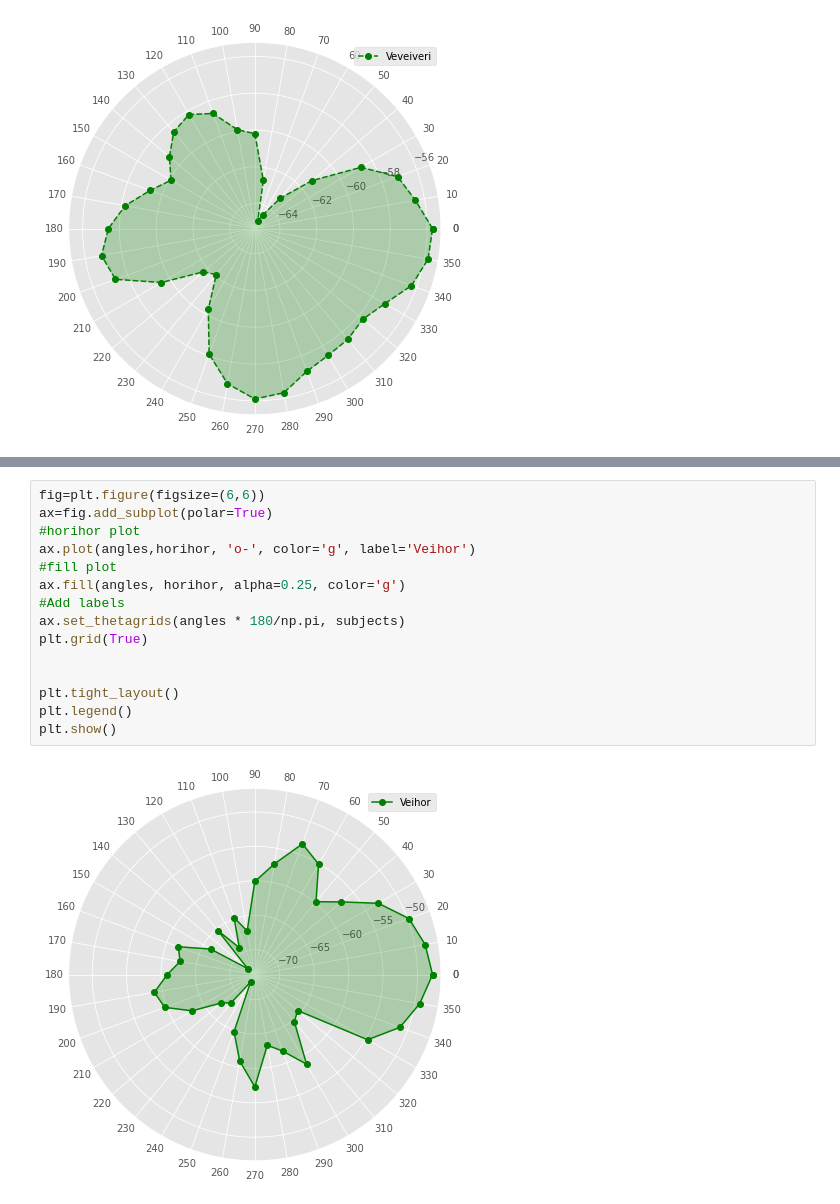
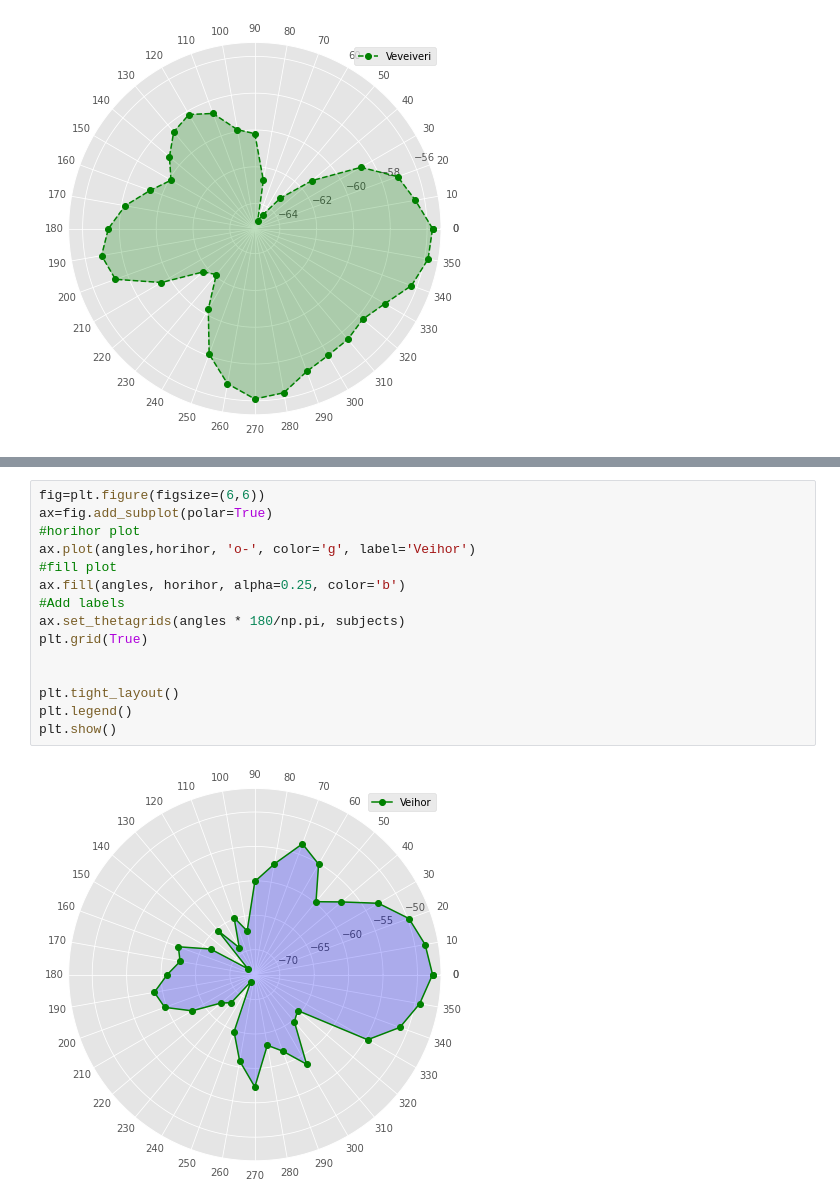
Before and after one commit to ryanhafid/Matplotlib, a Jupyter notebook: radar_chart.ipynb, the cells around one changed output, grey strips where cells are left out. Saved outputs shown, nothing was run; the diff lists cells and outputs as text.

```diff
--- a/radar_chart.ipynb
+++ b/radar_chart.ipynb
@@ -102,17 +102,17 @@ plt.show()
 # %%
 fig=plt.figure(figsize=(6,6))
 ax=fig.add_subplot(polar=True)
 #horihor plot
 ax.plot(angles,horihor, 'o-', color='g', label='Veihor')
 #fill plot
-ax.fill(angles, horihor, alpha=0.25, color='g')
+ax.fill(angles, horihor, alpha=0.25, color='b')
 #Add labels
 ax.set_thetagrids(angles * 180/np.pi, subjects)
 plt.grid(True)
 
 
 plt.tight_layout()
 plt.legend()
 plt.show()
 # %% [output]
-[figure, old version]
+[figure, new version]
```
Also changed, not shown: parts of 2 cells of this notebook.
